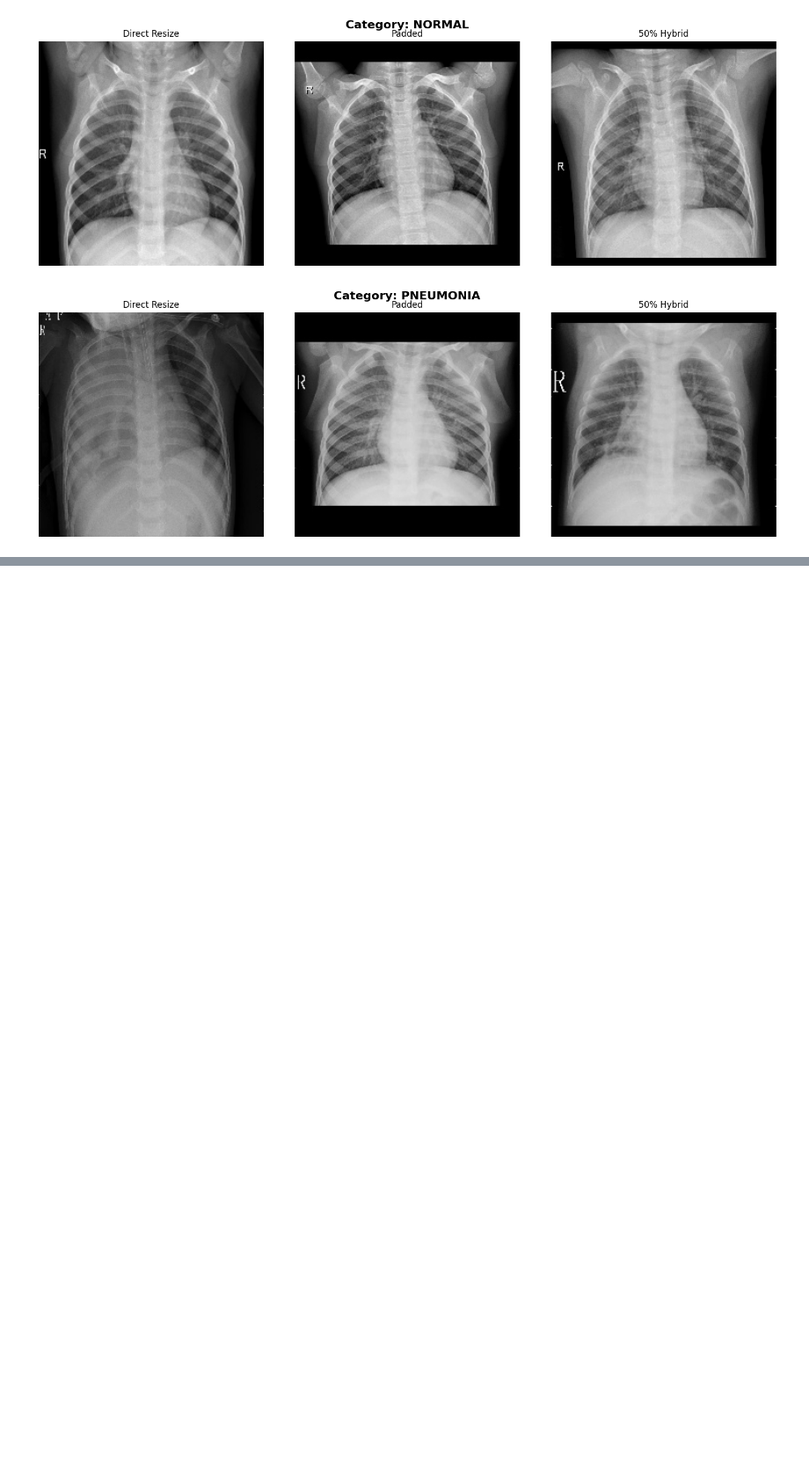
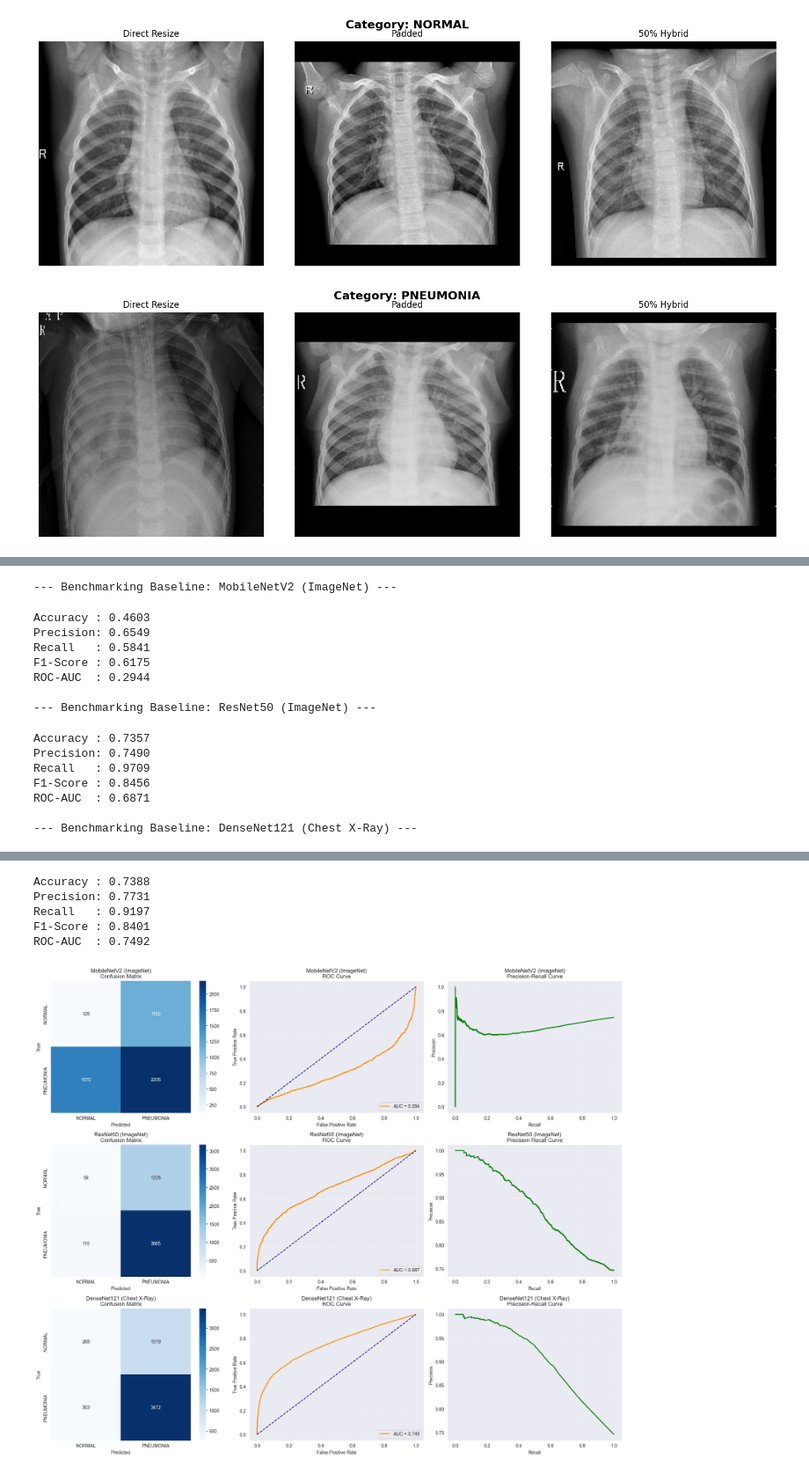
Before and after one commit to Amiroooo0/XRay-PneumoNet, a Jupyter notebook: xrayDetection.ipynb, the cells around one changed output, grey strips where cells are left out. Shown at 88% size. Drawn from its saved outputs; the diff is of its cells as text; code cells hidden in the pictures; blank space fills up the shorter version.

```diff
--- a/xrayDetection.ipynb
+++ b/xrayDetection.ipynb
@@ -520,3 +520,13 @@ for category in categories:
 # %% [output]
 [figure]
 [figure]
+# %%
+# Device configuration (Device-Agnostic: CUDA / MPS / CPU)
+if torch.cuda.is_available():
+    device = torch.device("cuda")
+elif hasattr(torch.backends, "mps") and torch.backends.mps.is_available():
+    device = torch.device("mps")
+else:
+    device = torch.device("cpu")
+
+print(f"Active compute device: {device}")
@@ -522,0 +661,62 @@ for category in categories:
+# %%
+results = {}
+
+for name, model in models_dict.items():
+    print(f"\n--- Benchmarking Baseline: {name} ---")
+    metrics = evaluate_model_baseline(model, train_loader, device)
+    results[name] = metrics
+    print(f"Accuracy : {metrics['Accuracy']:.4f}")
+    print(f"Precision: {metrics['Precision']:.4f}")
+    print(f"Recall   : {metrics['Recall']:.4f}")
+    print(f"F1-Score : {metrics['F1-Score']:.4f}")
+    print(f"ROC-AUC  : {metrics['ROC-AUC']:.4f}")
+
+# Visualizing Confusion Matrices, ROC curves, and PR curves
+fig, axes = plt.subplots(len(results), 3, figsize=(18, 5 * len(results)))
+if len(results) == 1:
+    axes = np.expand_dims(axes, axis=0)
+
+for idx, (name, metrics) in enumerate(results.items()):
+    # 1. Confusion Matrix
+    sns.heatmap(metrics["Confusion_Matrix"], annot=True, fmt='d', cmap='Blues', ax=axes[idx, 0],
+                xticklabels=['NORMAL', 'PNEUMONIA'], yticklabels=['NORMAL', 'PNEUMONIA'])
+    axes[idx, 0].set_title(f"{name}\nConfusion Matrix")
+    axes[idx, 0].set_xlabel("Predicted")
+    axes[idx, 0].set_ylabel("True")
+
+    # 2. ROC Curve
+    fpr, tpr, _ = roc_curve(metrics["Targets"], metrics["Probs"])
+    axes[idx, 1].plot(fpr, tpr, label=f"AUC = {metrics['ROC-AUC']:.3f}", color='darkorange', lw=2)
+    axes[idx, 1].plot([0, 1], [0, 1], color='navy', linestyle='--')
+    axes[idx, 1].set_title(f"{name}\nROC Curve")
+    axes[idx, 1].set_xlabel("False Positive Rate")
+    axes[idx, 1].set_ylabel("True Positive Rate")
+    axes[idx, 1].legend(loc="lower right")
+    axes[idx, 1].grid(True, linestyle='--', alpha=0.5)
+
+    # 3. Precision-Recall Curve
+    precision_vals, recall_vals, _ = precision_recall_curve(metrics["Targets"], metrics["Probs"])
+    axes[idx, 2].plot(recall_vals, precision_vals, color='green', lw=2)
+    axes[idx, 2].set_title(f"{name}\nPrecision-Recall Curve")
+    axes[idx, 2].set_xlabel("Recall")
+    axes[idx, 2].set_ylabel("Precision")
+    axes[idx, 2].grid(True, linestyle='--', alpha=0.5)
+
+plt.tight_layout()
+plt.show()
+# %% [output]
+--- Benchmarking Baseline: MobileNetV2 (ImageNet) ---
+Accuracy : 0.4603
+Precision: 0.6549
+Recall   : 0.5841
+F1-Score : 0.6175
+ROC-AUC  : 0.2944
+
+--- Benchmarking Baseline: ResNet50 (ImageNet) ---
+Accuracy : 0.7357
+Precision: 0.7490
+Recall   : 0.9709
+F1-Score : 0.8456
+ROC-AUC  : 0.6871
+
+--- Benchmarking Baseline: DenseNet121 (Chest X-Ray) ---
@@ -522,0 +724,6 @@ for category in categories:
+Accuracy : 0.7388
+Precision: 0.7731
+Recall   : 0.9197
+F1-Score : 0.8401
+ROC-AUC  : 0.7492
+[figure, added]
```
Also changed, not shown: parts of 5 cells of this notebook.
